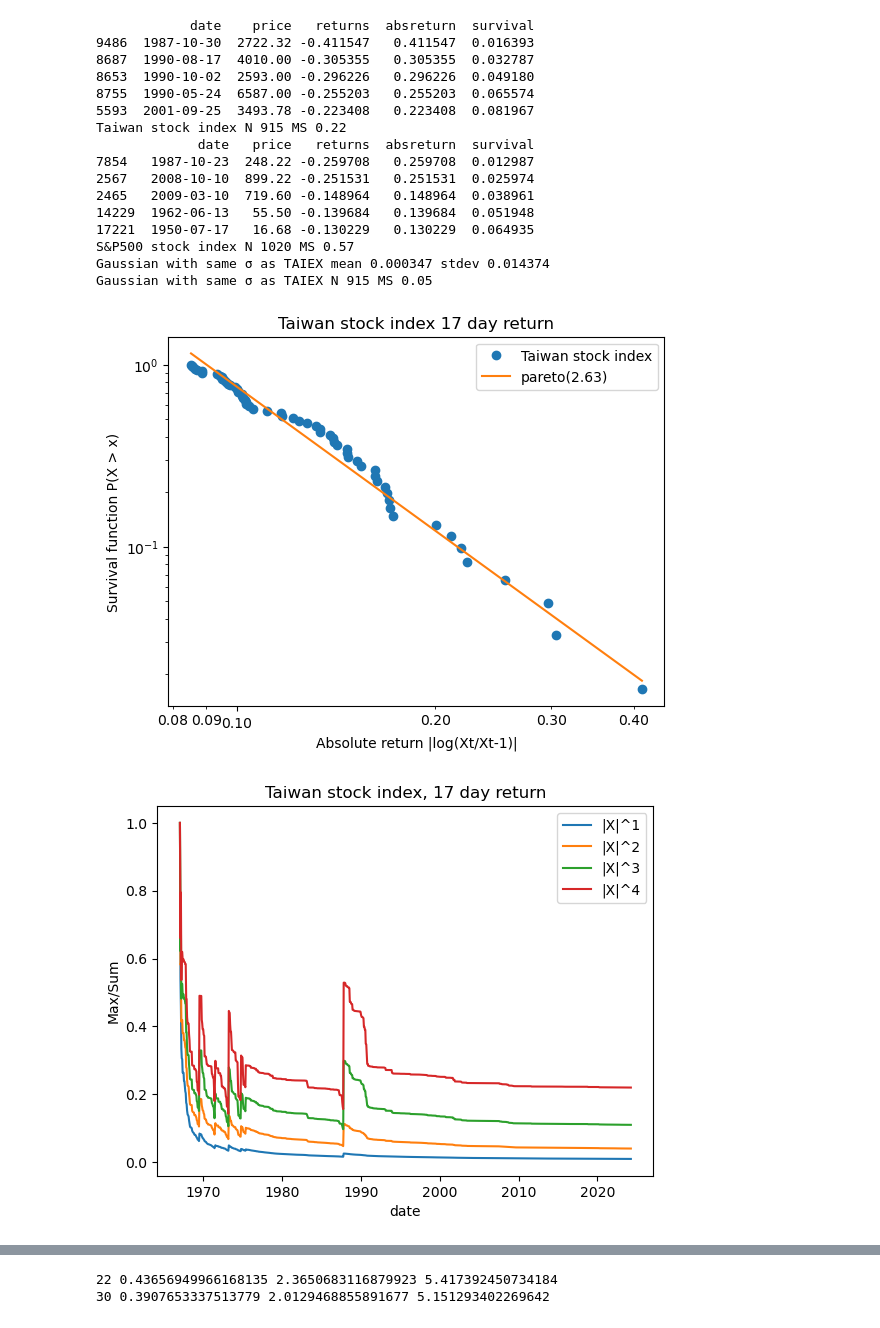
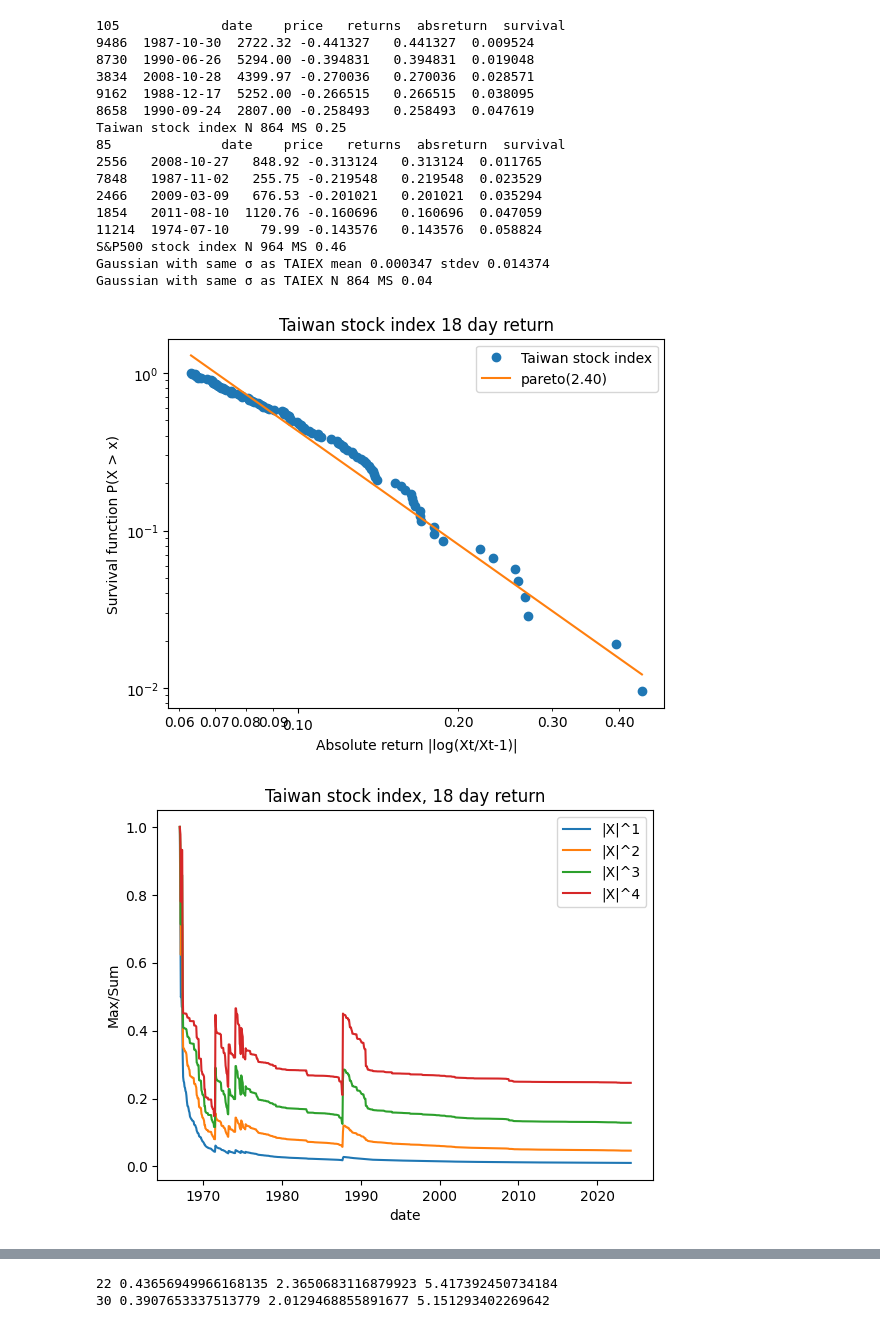
Before and after one commit to fumin/fumin.github.io, a Jupyter notebook: notes/statistics/taiex.ipynb, the cells around one changed output, grey strips where cells are left out. Cells and saved outputs as stored; diff of their text form; code cells hidden in the pictures.

```diff
--- a/notes/statistics/taiex.ipynb
+++ b/notes/statistics/taiex.ipynb
@@ -69,7 +69,7 @@ def analyzePareto(analysis):
 
     fitted = np.power(xm/df.absreturn, alpha)
 
-    print(df.head(5))
+    print(len(df), df.head(5))
     fig, ax = plt.subplots(1, 1)
     ax.plot(df.absreturn.to_numpy(), df.survival.to_numpy(), "o", label=analysis.name)
     ax.plot(df.absreturn.to_numpy(), fitted.to_numpy(), label=("pareto(%.2f)"%(alpha)))
@@ -158,50 +158,50 @@ def ms_taiex_gaussian(lag):
     df = df.sort_values(by='date', ascending=True)
     df["returns"] = np.random.normal(loc=0, scale=std, size=len(df))
     for i in range(len(df)):
         if i == 0:
             continue
         lastPrice = df.iloc[i-1].price
         returnI = np.exp(df.iloc[i].returns)
         df.iloc[i, df.columns.get_loc("price")] = lastPrice*returnI
 
     df = df.iloc[::analysis.lag, :]
     df["returns"] = np.log(df.price / df.price.shift(1))
     df.drop(df.head(1).index,inplace=True)
     df["absreturn"] = df.returns.apply(lambda x: np.abs(x))
     plotMS(analysis, df)
 
 
-analysisLag = 17
+analysisLag = 18
 for lag in [analysisLag]:
-    for tailCutoff in [0.005]:
+    for tailCutoff in [0.0035]:
         analysis = Analysis()
         analysis.name = "Taiwan stock index"
         analysis.fpath = "taiex.csv"
         analysis.lag = lag
         analysis.tailCutoff = tailCutoff
         analyze(analysis)
 
         analysis.name = "S&P500 stock index"
         analysis.fpath = "sp500.csv"
-        analysis.tailCutoff = 0.003
+        analysis.tailCutoff = 0.0025
         analyze(analysis)
 ms_taiex_gaussian(analysisLag)
 # %% [output]
-            date    price   returns  absreturn  survival
-9486  1987-10-30  2722.32 -0.411547   0.411547  0.016393
-8687  1990-08-17  4010.00 -0.305355   0.305355  0.032787
-8653  1990-10-02  2593.00 -0.296226   0.296226  0.049180
-8755  1990-05-24  6587.00 -0.255203   0.255203  0.065574
-5593  2001-09-25  3493.78 -0.223408   0.223408  0.081967
-Taiwan stock index N 915 MS 0.22
-             date   price   returns  absreturn  survival
-7854   1987-10-23  248.22 -0.259708   0.259708  0.012987
-2567   2008-10-10  899.22 -0.251531   0.251531  0.025974
-2465   2009-03-10  719.60 -0.148964   0.148964  0.038961
-14229  1962-06-13   55.50 -0.139684   0.139684  0.051948
-17221  1950-07-17   16.68 -0.130229   0.130229  0.064935
-S&P500 stock index N 1020 MS 0.57
+105             date    price   returns  absreturn  survival
+9486  1987-10-30  2722.32 -0.441327   0.441327  0.009524
+8730  1990-06-26  5294.00 -0.394831   0.394831  0.019048
+3834  2008-10-28  4399.97 -0.270036   0.270036  0.028571
+9162  1988-12-17  5252.00 -0.266515   0.266515  0.038095
+8658  1990-09-24  2807.00 -0.258493   0.258493  0.047619
+Taiwan stock index N 864 MS 0.25
+85              date    price   returns  absreturn  survival
+2556   2008-10-27   848.92 -0.313124   0.313124  0.011765
+7848   1987-11-02   255.75 -0.219548   0.219548  0.023529
+2466   2009-03-09   676.53 -0.201021   0.201021  0.035294
+1854   2011-08-10  1120.76 -0.160696   0.160696  0.047059
+11214  1974-07-10    79.99 -0.143576   0.143576  0.058824
+S&P500 stock index N 964 MS 0.46
 Gaussian with same σ as TAIEX mean 0.000347 stdev 0.014374
-Gaussian with same σ as TAIEX N 915 MS 0.05
+Gaussian with same σ as TAIEX N 864 MS 0.04
-[figure, old version]
+[figure, new version]
-[figure, old version]
+[figure, new version]
```
Also changed, not shown: parts of 5 cells of this notebook.
